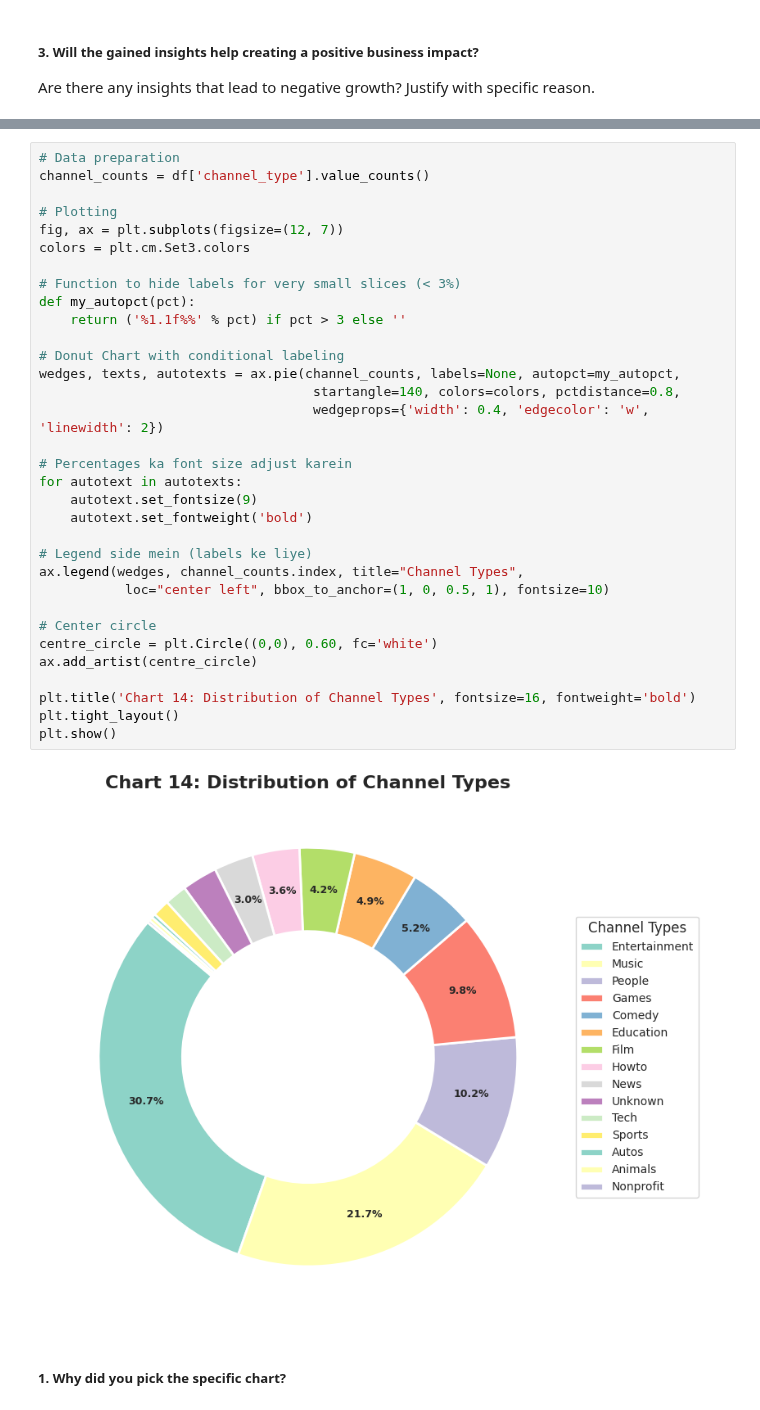
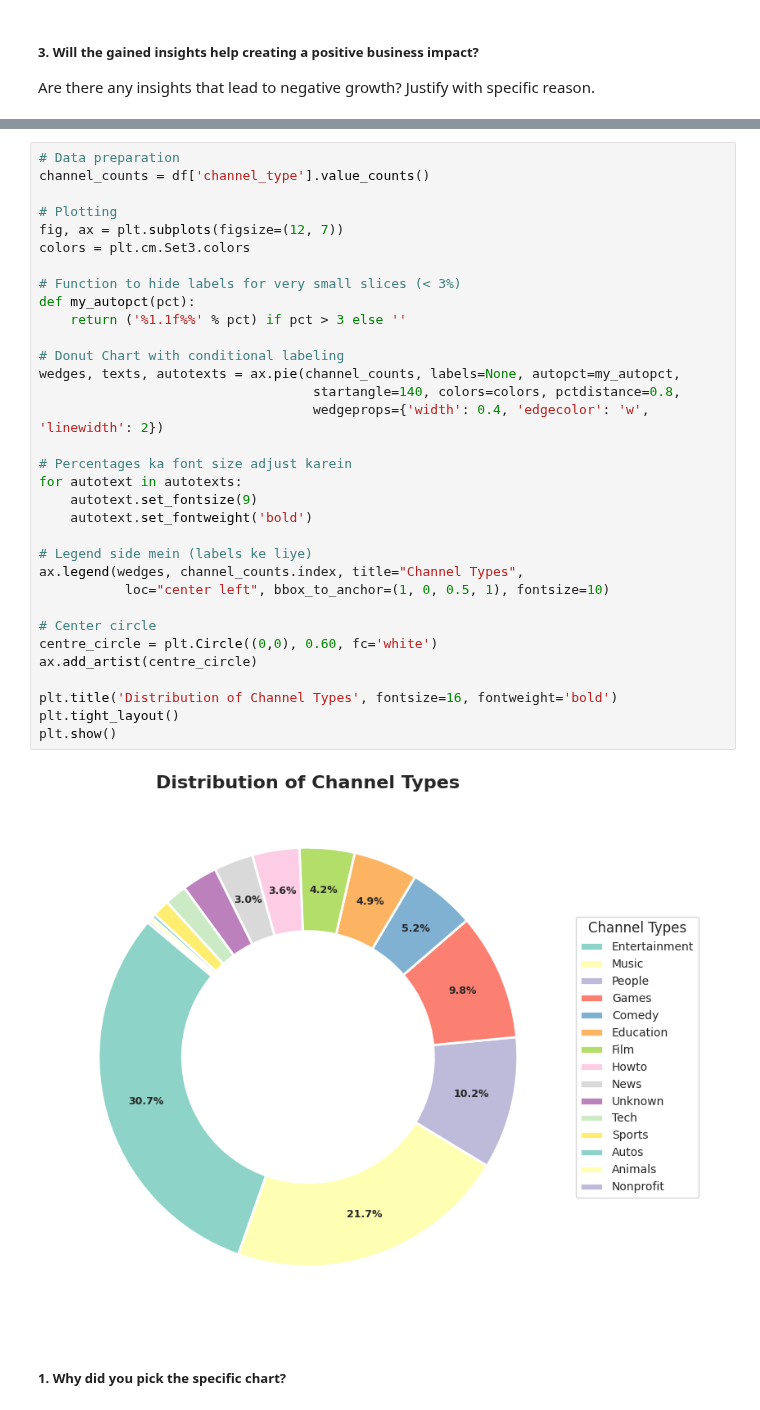
Before and after one commit to Sneha8126/Sneha-EDA-Submission-Template, a Jupyter notebook: Sneha_EDA_Submission_Template.ipynb, the cells around one changed output, grey strips where cells are left out. Drawn from its saved outputs; the diff is of its cells as text.

```diff
--- a/Sneha_EDA_Submission_Template.ipynb
+++ b/Sneha_EDA_Submission_Template.ipynb
@@ -1116,35 +1348,35 @@ channel_counts = df['channel_type'].value_counts()
 
 # Plotting
 fig, ax = plt.subplots(figsize=(12, 7))
 colors = plt.cm.Set3.colors
 
 # Function to hide labels for very small slices (< 3%)
 def my_autopct(pct):
     return ('%1.1f%%' % pct) if pct > 3 else ''
 
 # Donut Chart with conditional labeling
 wedges, texts, autotexts = ax.pie(channel_counts, labels=None, autopct=my_autopct,
                                    startangle=140, colors=colors, pctdistance=0.8,
                                    wedgeprops={'width': 0.4, 'edgecolor': 'w', 'linewidth': 2})
 
 # Percentages ka font size adjust karein
 for autotext in autotexts:
     autotext.set_fontsize(9)
     autotext.set_fontweight('bold')
 
 # Legend side mein (labels ke liye)
 ax.legend(wedges, channel_counts.index, title="Channel Types",
            loc="center left", bbox_to_anchor=(1, 0, 0.5, 1), fontsize=10)
 
 # Center circle
 centre_circle = plt.Circle((0,0), 0.60, fc='white')
 ax.add_artist(centre_circle)
 
-plt.title('Chart 14: Distribution of Channel Types', fontsize=16, fontweight='bold')
+plt.title('Distribution of Channel Types', fontsize=16, fontweight='bold')
 plt.tight_layout()
 plt.show()
 # %% [output]
-[figure, old version]
+[figure, new version]
 # %% [markdown]
 ##### 1. Why did you pick the specific chart?
 # %% [markdown]
```
Also changed, not shown: parts of 151 cells of this notebook.
